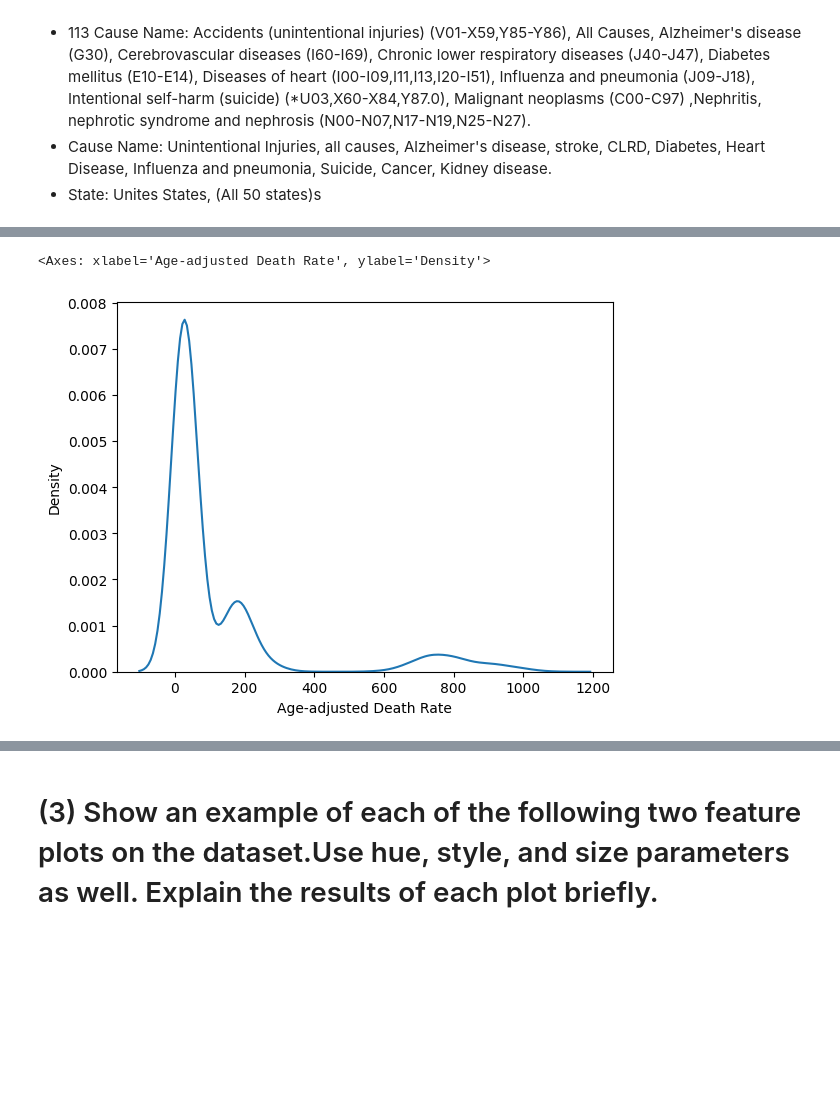
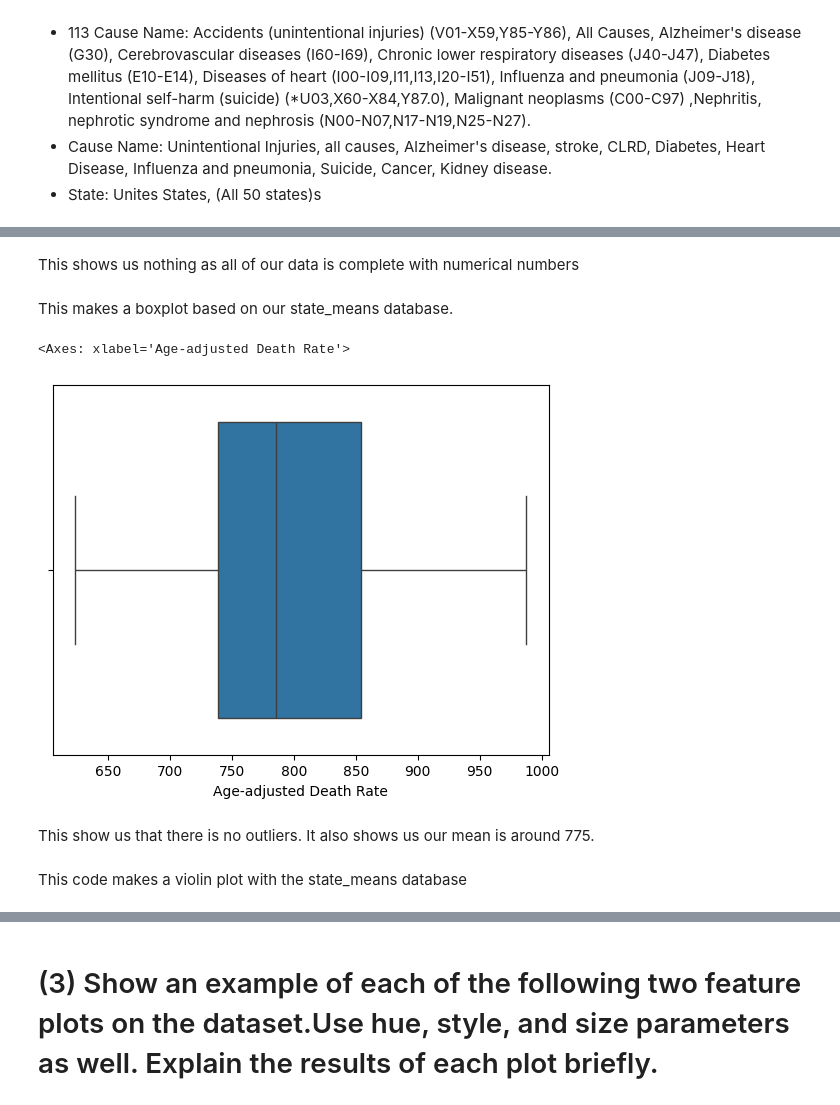
Before and after one commit to LoganWongbangchuad/DataScience, a Jupyter notebook: code/exploration.ipynb, the cells around one changed output, grey strips where cells are left out. Saved outputs shown, nothing was run; the diff lists cells and outputs as text; code cells hidden in the pictures; blank space fills up the shorter version.

```diff
--- a/code/exploration.ipynb
+++ b/code/exploration.ipynb
@@ -56,0 +57,5 @@ Categorical Features:
+# %%
+allCausesDf = df[(df["Cause Name"] == "All causes") & (df["State"] != "United States")]
+state_means = allCausesDf.groupby("State")["Age-adjusted Death Rate"].mean().reset_index()
+state_means.to_csv("state_age_adjusted_death_rate_means.csv", index=False)
+sns.histplot(state_means, x='Age-adjusted Death Rate')
@@ -62,6 +84,14 @@ sns.histplot(df, x='Age-adjusted Death Rate')
+# %% [markdown]
+This shows us nothing as all of our data is complete with numerical numbers
+# %% [markdown]
+This makes a boxplot based on our state_means database.
 # %%
-sns.kdeplot(df, x='Age-adjusted Death Rate')
+sns.boxplot(state_means, x='Age-adjusted Death Rate')
 # %% [output]
-<Axes: xlabel='Age-adjusted Death Rate', ylabel='Density'>
+<Axes: xlabel='Age-adjusted Death Rate'>
-[figure, old version]
+[figure, new version]
+# %% [markdown]
+This show us that there is no outliers. It also shows us our mean is around 775.
+# %% [markdown]
+This code makes a violin plot with the state_means database
 # %%
```
Also changed, not shown: parts of 33 cells of this notebook.
